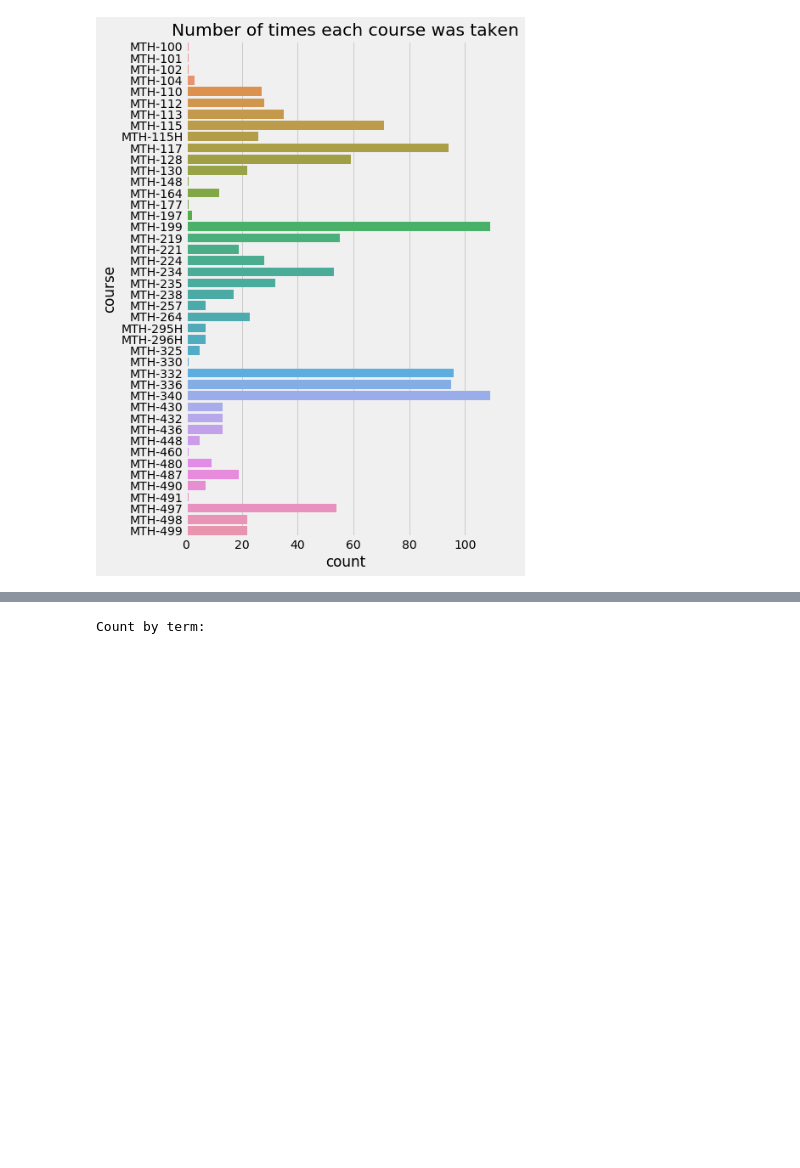
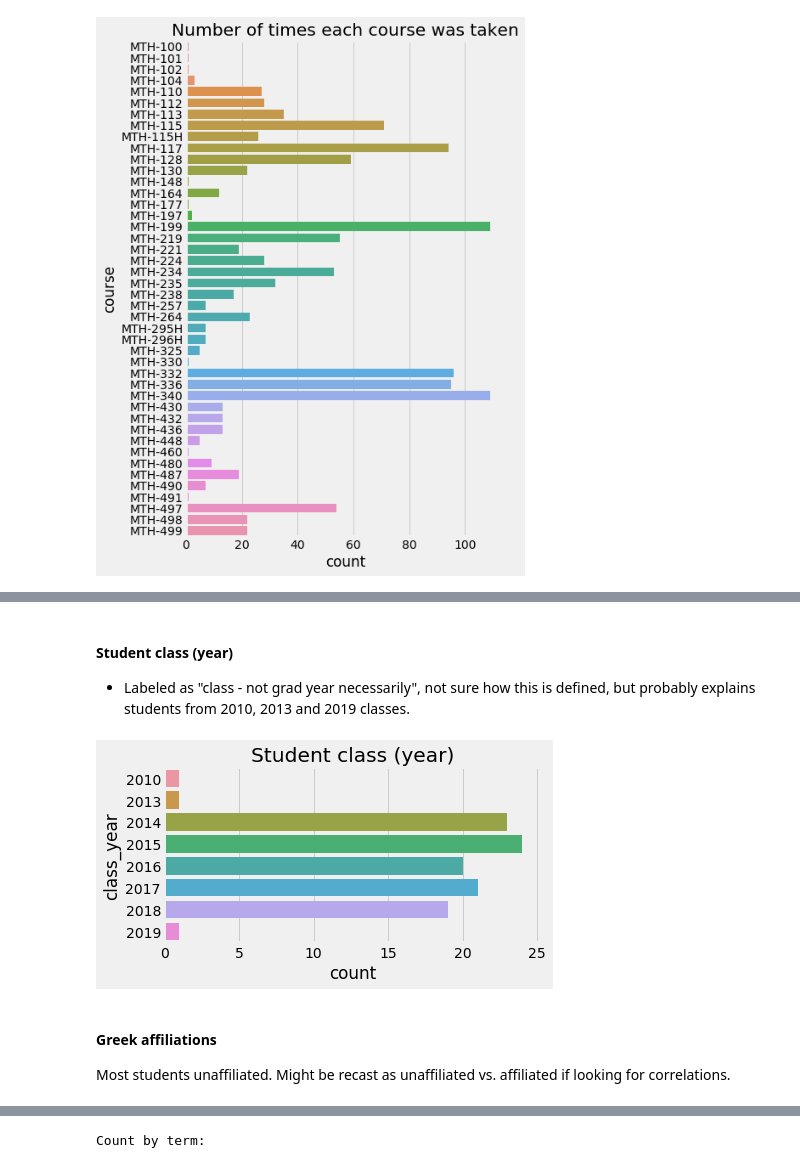
Before and after one commit to pmgasper/union_students, a Jupyter notebook: data_exploration.ipynb, the cells around one changed output, grey strips where cells are left out. Saved outputs shown, nothing was run; the diff lists cells and outputs as text; code cells hidden in the pictures; blank space fills up the shorter version.

```diff
--- a/data_exploration.ipynb
+++ b/data_exploration.ipynb
@@ -184,0 +239,15 @@ plt.show()
+# %% [markdown]
+#### Student class (year)
+* Labeled as "class - not grad year necessarily", not sure how this is defined, but probably explains students from 2010, 2013 and 2019 classes.
+# %%
+# Class year
+plt.figure(figsize=(6.0, 3.0))
+sns.countplot(y='class_year', data=info, order=info.class_year.unique().sort())
+plt.title('Student class (year)')
+plt.show()
+# %% [output]
+[figure, added]
+# %% [markdown]
+#### Greek affiliations
+
+Most students unaffiliated. Might be recast as unaffiliated vs. affiliated if looking for correlations.
```
Also changed, not shown: parts of 24 cells of this notebook.
